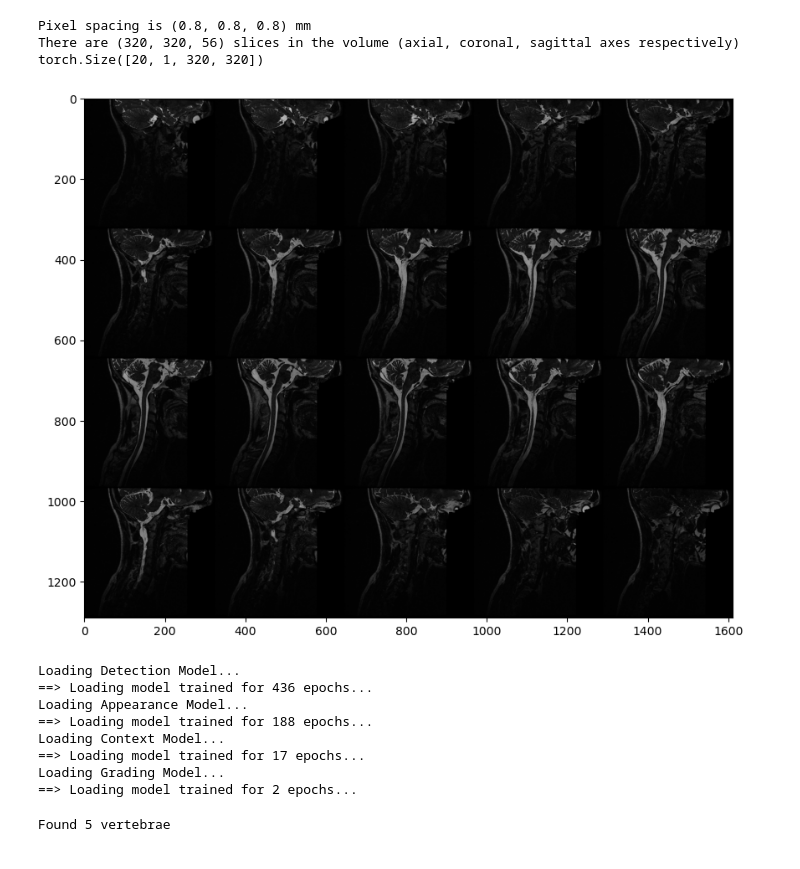
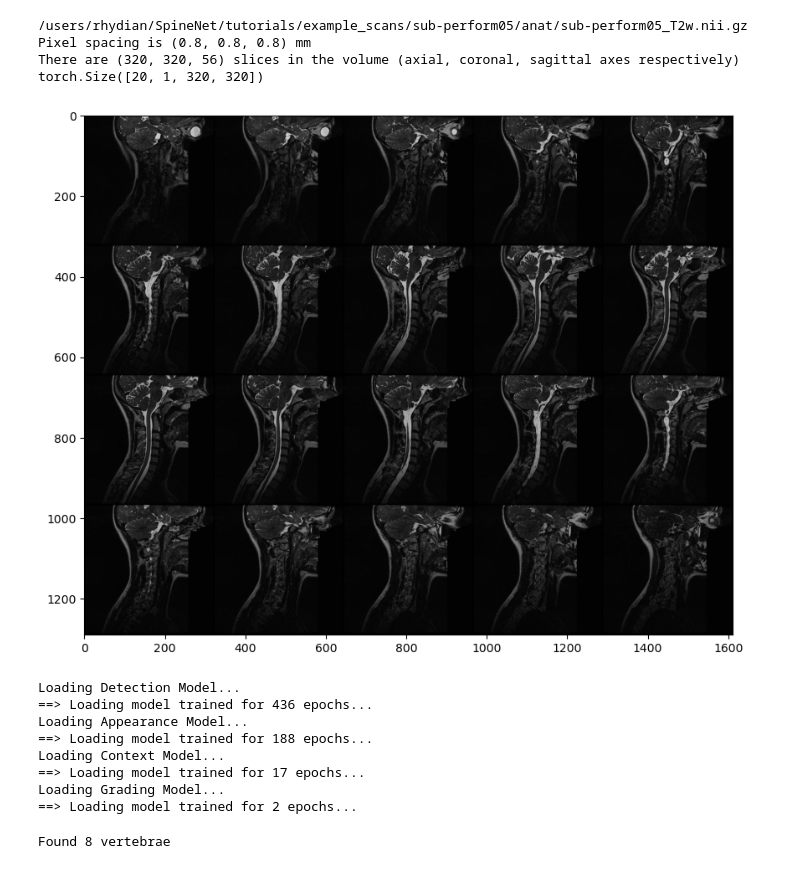
Before and after one commit to rwindsor1/SpineNet, a Jupyter notebook: tutorials/03-spinegeneric-example-detections.ipynb, the cells around one changed output. Cells and saved outputs as stored; diff of their text form; code cells hidden in the pictures.

```diff
--- a/tutorials/03-spinegeneric-example-detections.ipynb
+++ b/tutorials/03-spinegeneric-example-detections.ipynb
@@ -6,8 +17,17 @@ import cv2
 import torch
 from torchvision.utils import make_grid
 
-file = '/users/rhydian/SpineNet/tutorials/example_scans/sub-perform04/anat/sub-perform04_T2w.nii.gz'
+# CHANGE THIS TO YOUR OWN PATH FOR SPINE GENERIC
+spine_generic_root_path = '/users/rhydian/SpineNet/tutorials/example_scans'
+file = f"{spine_generic_root_path}/sub-perform04/anat/sub-perform04_T2w.nii.gz"
 
+# uncomment this for another example where SpineNet works well (detects T3-C3)
+file = f"{spine_generic_root_path}/sub-perform05/anat/sub-perform05_T2w.nii.gz"
+
+# I also tested this on sub-perform06, but it doesn't work well - I am still
+# investigating why
+
+print(file)
 # Load the image and re-orient it to match spinenet input
 image = nib.load(file)
 ornt = np.array([[0, 1],
@@ -30,34 +50,49 @@ def show_subset_of_slices(image : np.ndarray, num_slices : int = 10, num_per_row
     image = image.copy()/image.max()
 
     assert image.ndim == 3, "Image must be 3D, grayscale"
     slices_to_show = [int(i) for i in np.linspace(0, image.shape[-1] -1, num_slices)]
     image = torch.Tensor(image[:,:,slices_to_show]).permute(2,0,1).unsqueeze(1)
 
 
     print(image.shape)
     grid = make_grid(image, nrow=num_per_row).permute(1,2,0).numpy()
     fig = plt.figure(figsize=(10,10))
     ax = plt.gca()
     ax.imshow(grid, cmap='gray')
     return fig
 
+def enhance_local_contrast(image : np.ndarray, kernel_size : int = 5) -> np.ndarray:
+    image = image.copy() / image.max()
+    clahe = cv2.createCLAHE(clipLimit=1.0, tileGridSize=(kernel_size,kernel_size))
+
+
+    for slice_idx in range(image.shape[-1]):
+        image[:,:,slice_idx] = clahe.apply((image[:,:,slice_idx]*255).astype(np.uint8))/255
+
+    return image
+
+
+
 image = image.get_fdata().swapaxes(0,2).copy()
+
+image = enhance_local_contrast(image)
 
 print(f"Pixel spacing is ({sz:.2}, {sy:.2}, {sx:.2}) mm")
 print(f"There are {image.shape} slices in the volume (axial, coronal, sagittal axes respectively)")
 
 pixel_spacing = np.array([sx, sy])
 slice_thickness = sz
 
 
 # now show a subset of the slices
 fig = show_subset_of_slices(image, 20)
 fig.show()
 # %% [output]
+/users/rhydian/SpineNet/tutorials/example_scans/sub-perform05/anat/sub-perform05_T2w.nii.gz
 Pixel spacing is (0.8, 0.8, 0.8) mm
 There are (320, 320, 56) slices in the volume (axial, coronal, sagittal axes respectively)
 torch.Size([20, 1, 320, 320])
-[figure, old version]
+[figure, new version]
 # %%
 import spinenet
 from matplotlib.patches import Polygon
@@ -78,7 +113,7 @@ Loading Context Model...
 ==> Loading model trained for 17 epochs...
 Loading Grading Model...
 ==> Loading model trained for 2 epochs...
-Found 5 vertebrae
+Found 8 vertebrae
 # %%
 
 mid_sag = np.median([np.median(v['slice_nos']) for v in vert_dicts]).astype(int)
```
Also changed, not shown: parts of 2 cells of this notebook.
